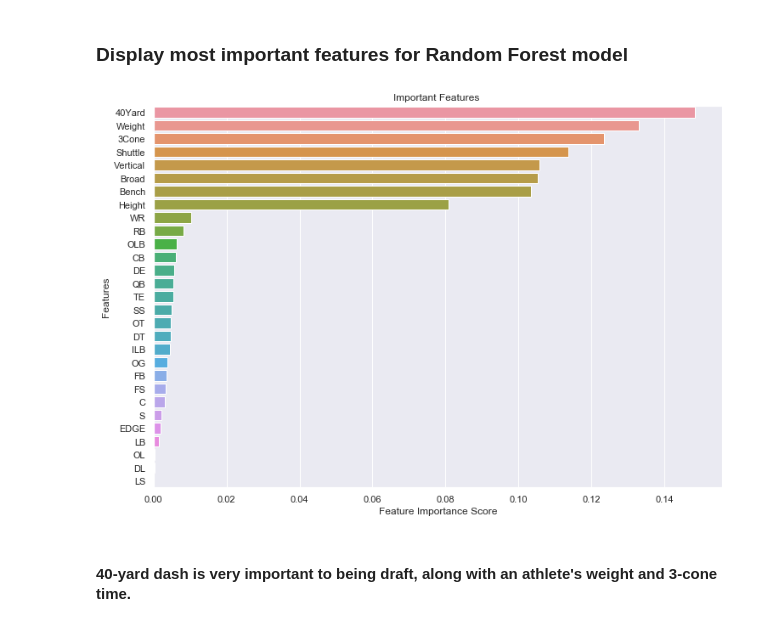
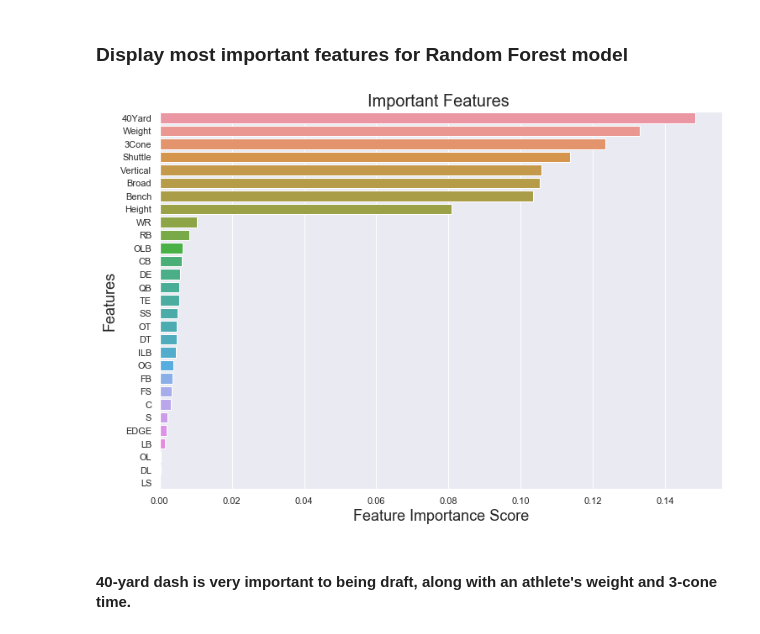
Before and after one commit to b-gar/NFL-Combine, a Jupyter notebook: combine.ipynb, the cells around one changed output. Cells and saved outputs as stored; diff of their text form; code cells hidden in the pictures.

```diff
--- a/combine.ipynb
+++ b/combine.ipynb
@@ -412,8 +414,9 @@ resultdf2 = pd.DataFrame({"Model": testlist2, "FPR": resultlist2})
 # %% [markdown]
 ### Compare model accuracies from cross-validation
 # %%
+sns.set_context("notebook", rc = {'axes.labelsize':18,'axes.titlesize':20})
 sns.boxplot(x = resultdf['Model'], y = resultdf['Accuracy'], width = 0.4)
-sns.set(rc={'figure.figsize':(12,8.27)})
 plt.title("Comparing Model Accuracies Over 10 Cross-Validation Folds")
+plt.xlabel('')
 plt.show()
 # %% [output]
@@ -421,8 +424,9 @@ plt.show()
 # %% [markdown]
 ### Compare model FPR from cross-validation
 # %%
+sns.set_context("notebook", rc = {'axes.labelsize':18,'axes.titlesize':20})
 sns.boxplot(x = resultdf2['Model'], y = resultdf2['FPR'], width = 0.4)
-sns.set(rc={'figure.figsize':(12,8.27)})
 plt.title("Comparing Model FPR Over 10 Cross-Validation Folds")
+plt.xlabel('')
 plt.show()
 # %% [output]
@@ -463,13 +467,13 @@ LogisticRegression       RandomForest  -0.0046    0.9 -0.0546  0.0453  False
 # %%
 feature_imp = pd.Series(rf.feature_importances_, index = x.columns).sort_values(ascending = False)
 
+sns.set_context("notebook", rc = {'axes.labelsize':18,'axes.titlesize':20})
 sns.barplot(x = feature_imp, y = feature_imp.index)
-sns.set(rc={'figure.figsize':(12,8.27)})
 plt.xlabel('Feature Importance Score')
 plt.ylabel('Features')
 plt.title("Important Features ")
 plt.show()
 # %% [output]
-[figure, old version]
+[figure, new version]
 # %% [markdown]
 #### 40-yard dash is very important to being draft, along with an athlete's weight and 3-cone time.
```
Also changed, not shown: parts of 4 cells of this notebook.
